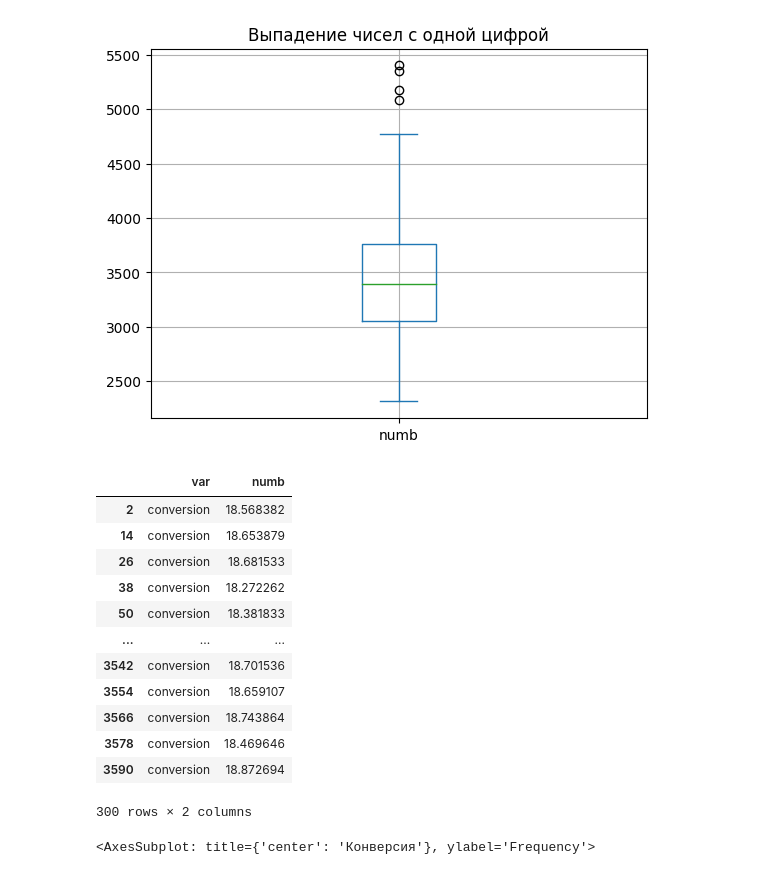
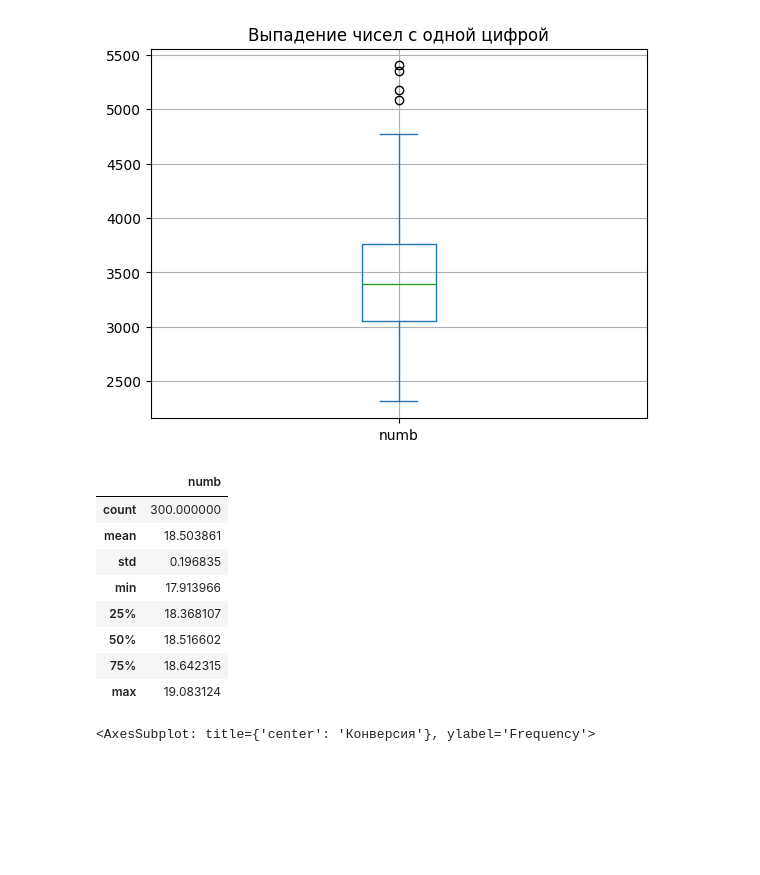
Before and after one commit to macht1212/PANDAS_HW, a Jupyter notebook: Игровой автомат/Распределение.ipynb, the cells around one changed output. Saved outputs shown, nothing was run; the diff lists cells and outputs as text; code cells hidden in the pictures; blank space fills up the shorter version.

```diff
--- a/Игровой автомат/Распределение.ipynb
+++ b/Игровой автомат/Распределение.ipynb
@@ -113,21 +113,17 @@ dOne['numb'].plot(kind='box', grid=True, title='Выпадение чисел с
 [figure]
 # %%
 conv = data[(data['var'] == 'conversion')]
-conv
+conv.describe()
 # %% [output]
-|  | var | numb |
-| 2 | conversion | 18.568382 |
-| 14 | conversion | 18.653879 |
-| 26 | conversion | 18.681533 |
-| 38 | conversion | 18.272262 |
-| 50 | conversion | 18.381833 |
-| ... | ... | ... |
-| 3542 | conversion | 18.701536 |
-| 3554 | conversion | 18.659107 |
-| 3566 | conversion | 18.743864 |
-| 3578 | conversion | 18.469646 |
-| 3590 | conversion | 18.872694 |
+|  | numb |
+| count | 300.000000 |
+| mean | 18.503861 |
+| std | 0.196835 |
+| min | 17.913966 |
+| 25% | 18.368107 |
+| 50% | 18.516602 |
+| 75% | 18.642315 |
+| max | 19.083124 |
-300 rows × 2 columns
 # %%
 conv['numb'].plot(kind='hist', grid=True, title='Конверсия')
 # %% [output]
```
